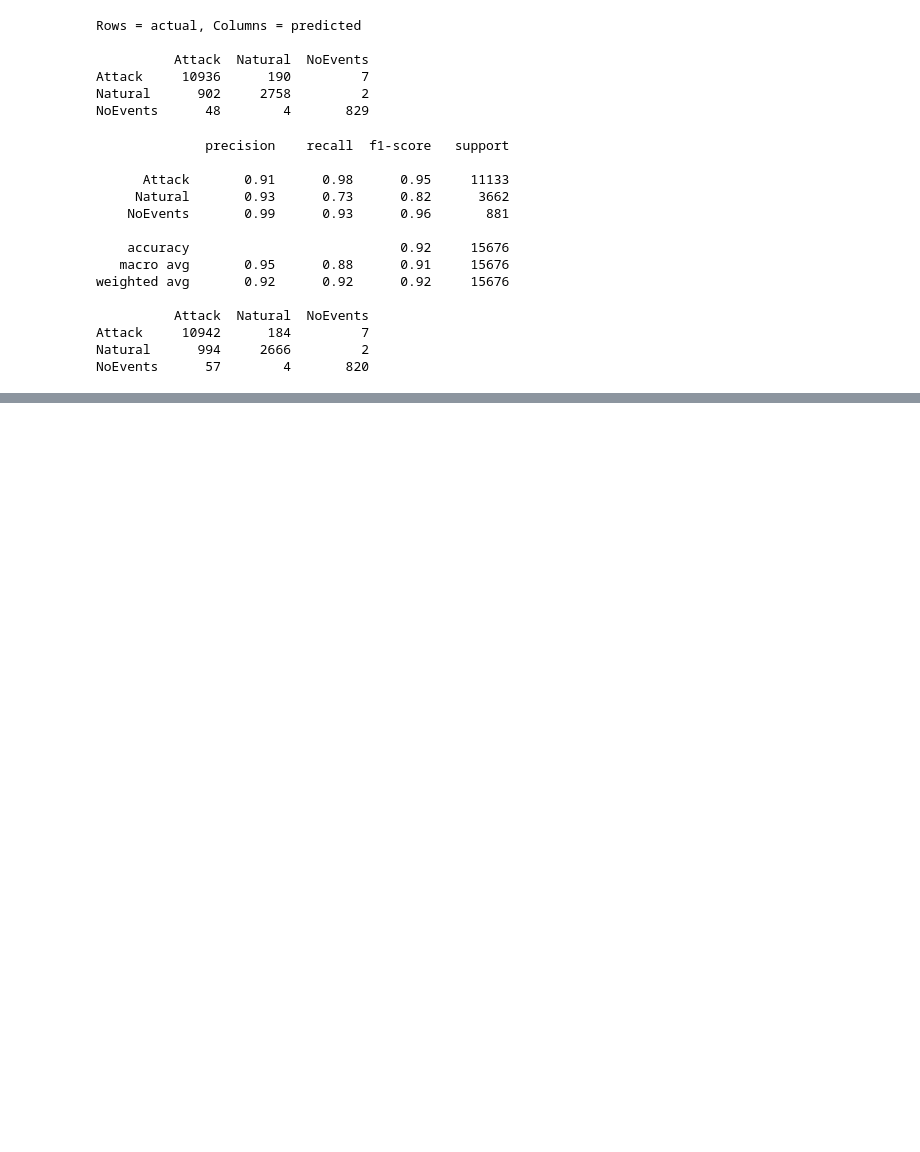
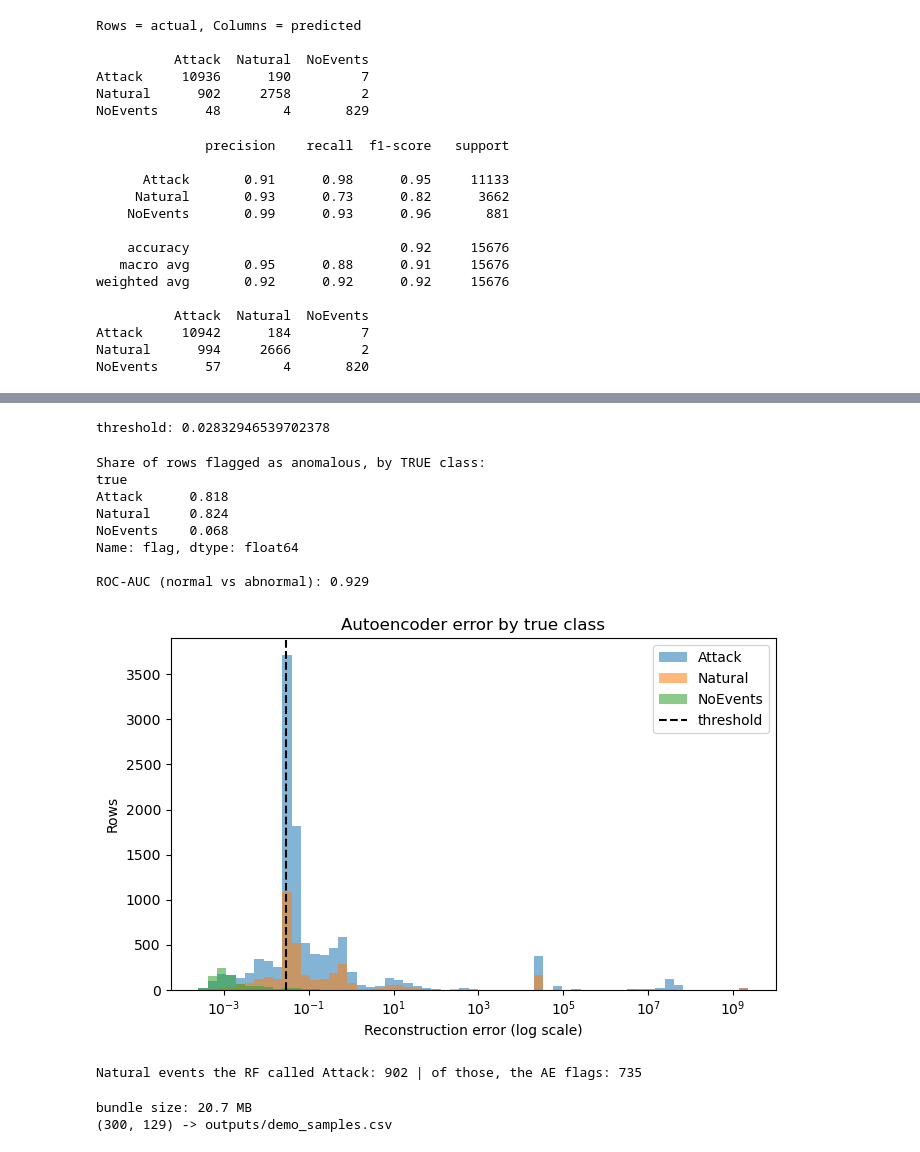
Before and after one commit to rohan-sahni1/scada-project, a Jupyter notebook: 01_data_exploration.ipynb, the cells around one changed output, grey strips where cells are left out. Drawn from its saved outputs; the diff is of its cells as text; code cells hidden in the pictures; blank space fills up the shorter version.

```diff
--- a/01_data_exploration.ipynb
+++ b/01_data_exploration.ipynb
@@ -278,0 +359,67 @@ SVM (RBF, 20k subsample)     0.717     0.329           0.077      25.7
+# %%
+normal_train = Xtr[y_train == NORMAL]
+ae_fit, ae_val = train_test_split(normal_train, test_size=0.15, random_state=42)
+
+scaler = StandardScaler().fit(ae_fit)
+
+ae = MLPRegressor(hidden_layer_sizes=(64, 16, 64), activation="relu",
+                  max_iter=300, early_stopping=True, random_state=42)
+ae.fit(scaler.transform(ae_fit), scaler.transform(ae_fit))   # input = output
+
+def recon_error(M):
+    S = scaler.transform(M)
+    return ((S - ae.predict(S)) ** 2).mean(axis=1)
+
+threshold = float(np.percentile(recon_error(ae_val), 95))
+err_test = recon_error(Xte)
+flag = err_test > threshold
+print("threshold:", threshold)
+# %% [output]
+threshold: 0.02832946539702378
+# %%
+res = pd.DataFrame({"true": [classes[i] for i in y_test], "err": err_test, "flag": flag})
+print("Share of rows flagged as anomalous, by TRUE class:")
+print(res.groupby("true")["flag"].mean().round(3))
+print("\nROC-AUC (normal vs abnormal): %.3f" % roc_auc_score((y_test != NORMAL).astype(int), err_test))
+
+plt.figure(figsize=(7, 4.5))
+lo = max(float(err_test.min()), 1e-6)
+bins = np.logspace(np.log10(lo), np.log10(float(err_test.max())), 60)
+for c in classes:
+    plt.hist(res.loc[res.true == c, "err"], bins=bins, alpha=0.55, label=c)
+plt.axvline(threshold, color="k", ls="--", label="threshold")
+plt.xscale("log"); plt.xlabel("Reconstruction error (log scale)"); plt.ylabel("Rows")
+plt.title("Autoencoder error by true class"); plt.legend()
+plt.tight_layout(); plt.savefig("outputs/autoencoder_error_hist.png", dpi=150); plt.show()
+
+mis = (y_test == NAT) & (pred == ATK)
+print("Natural events the RF called Attack:", int(mis.sum()), "| of those, the AE flags:", int(flag[mis].sum()))
+# %% [output]
+Share of rows flagged as anomalous, by TRUE class:
+true
+Attack      0.818
+Natural     0.824
+NoEvents    0.068
+Name: flag, dtype: float64
+
+ROC-AUC (normal vs abnormal): 0.929
+[figure, added]
+Natural events the RF called Attack: 902 | of those, the AE flags: 735
+# %%
+bundle = {"model": rf, "imputer": imputer, "label_encoder": le, "features": feature_names,
+          "ae": ae, "ae_scaler": scaler, "ae_threshold": threshold}
+joblib.dump(bundle, "outputs/scada_bundle.joblib", compress=3)
+print("bundle size: %.1f MB" % (os.path.getsize("outputs/scada_bundle.joblib") / 1e6))
+
+demo = X_test.copy()
+demo["marker"] = [classes[i] for i in y_test]
+parts = []
+for c in classes:
+    g = demo[demo["marker"] == c]
+    parts.append(g.sample(min(len(g), 100), random_state=42))
+demo = pd.concat(parts).reset_index(drop=True)
+demo.to_csv("outputs/demo_samples.csv", index=False)
+print(demo.shape, "-> outputs/demo_samples.csv")
+# %% [output]
+bundle size: 20.7 MB
+(300, 129) -> outputs/demo_samples.csv
```
Also changed, not shown: parts of 5 cells of this notebook, 11 other files.
